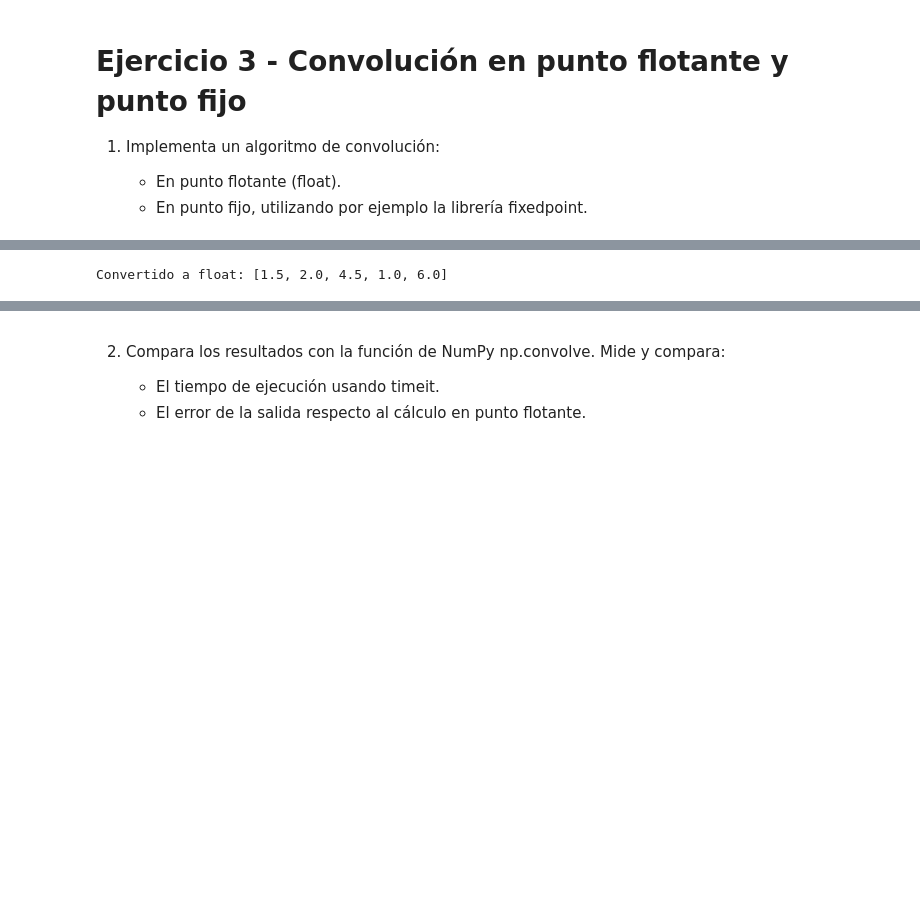
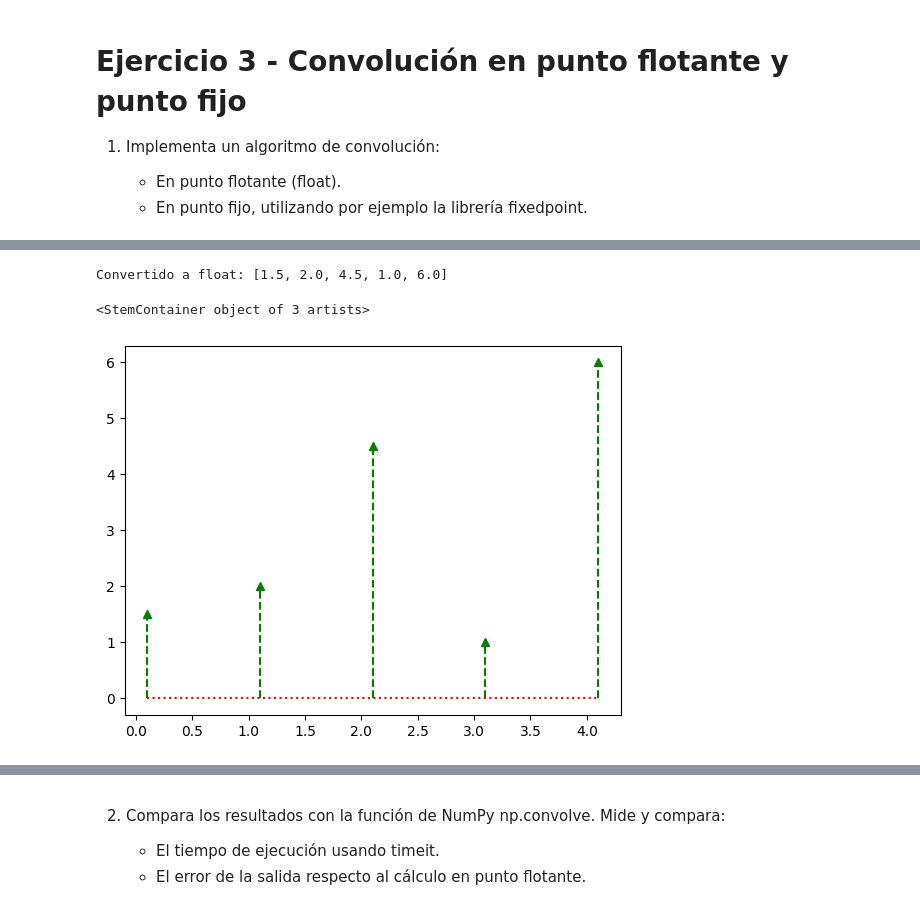
Before and after one commit to gitnachomartinez97/PES, a Jupyter notebook: TP1 - Martínez Ignacio N.ipynb, the cells around one changed output, grey strips where cells are left out. Drawn from its saved outputs; the diff is of its cells as text; code cells hidden in the pictures; blank space fills up the shorter version.

```diff
--- a/TP1 - Martínez Ignacio N.ipynb
+++ b/TP1 - Martínez Ignacio N.ipynb
@@ -275,33 +281,40 @@ def convolucion_fixed(x, h, qformat):
     h_fx = arrayFixedPoint(h, qformat)
 
     # Inicializa salida en punto fijo
     y_fx = arrayFixedPointValue(0, y_len, qformat)
 
     for n in range(y_len):
         acc = FixedPoint(0, **qformat)
         for k in range(N):
             if 0 <= n-k < M:
                 acc += x_fx[k] * h_fx[n-k]
         y_fx[n] = acc
     return y_fx
 
 # Señales de ejemplo
 x = [1.0, 2.05, 3.0]
 h = [1.5, -1.0, 2.0]
 
 # Defino formato Q -> 3 bits enteros + 3 bits fraccionarios
 qformat = {'signed': True, 'm': 3, 'n': 3}
 
 # Convolución en fixed
 y_fixed = convolucion_fixed(x, h, qformat)
 y0 = fixedToFloat(y_fixed)
 
 # -----------------------------
 # IMPRIMIR RESULTADO
 # -----------------------------
 print("Convertido a float:", y0)
+
+n_indices = np.arange(len(y_fixed))
+
+# Gráfica de la convolución en punto fijo (Comparación)
+plt.stem(n_indices + 0.1, y_fixed, linefmt='g--', markerfmt='g^', basefmt='r:', label=f'Punto Fijo Q({qformat["m"]}, {qformat["n"]})')
 # %% [output]
 Convertido a float: [1.5, 2.0, 4.5, 1.0, 6.0]
+<StemContainer object of 3 artists>
+[figure, added]
 # %%
 #1)
 # -----------------------------
```
Also changed, not shown: parts of 3 cells of this notebook.
